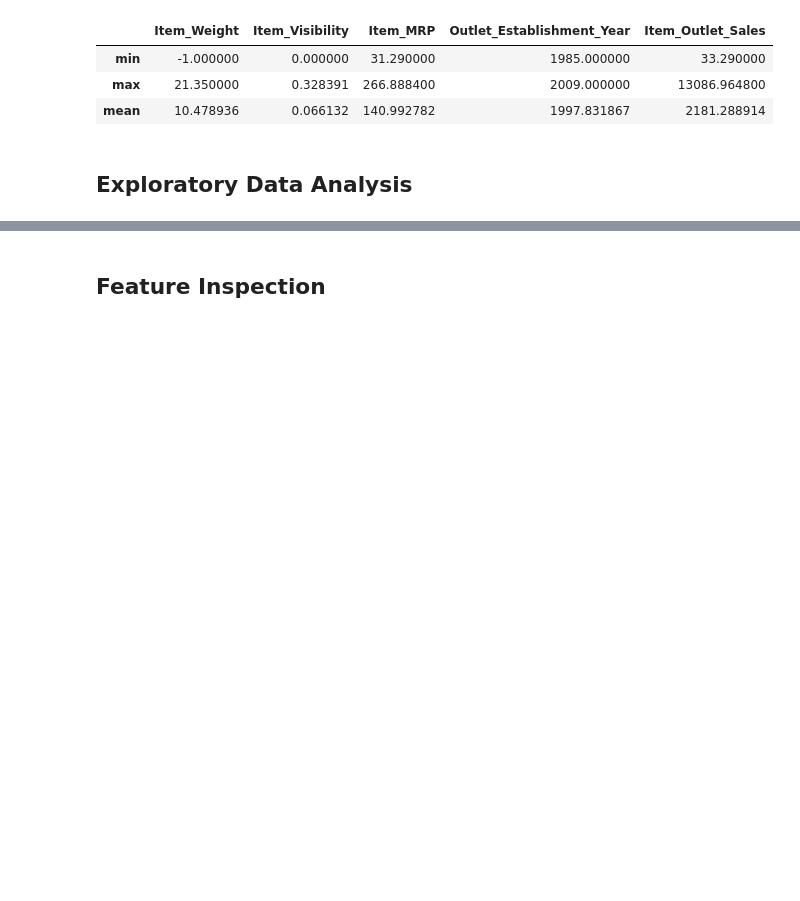
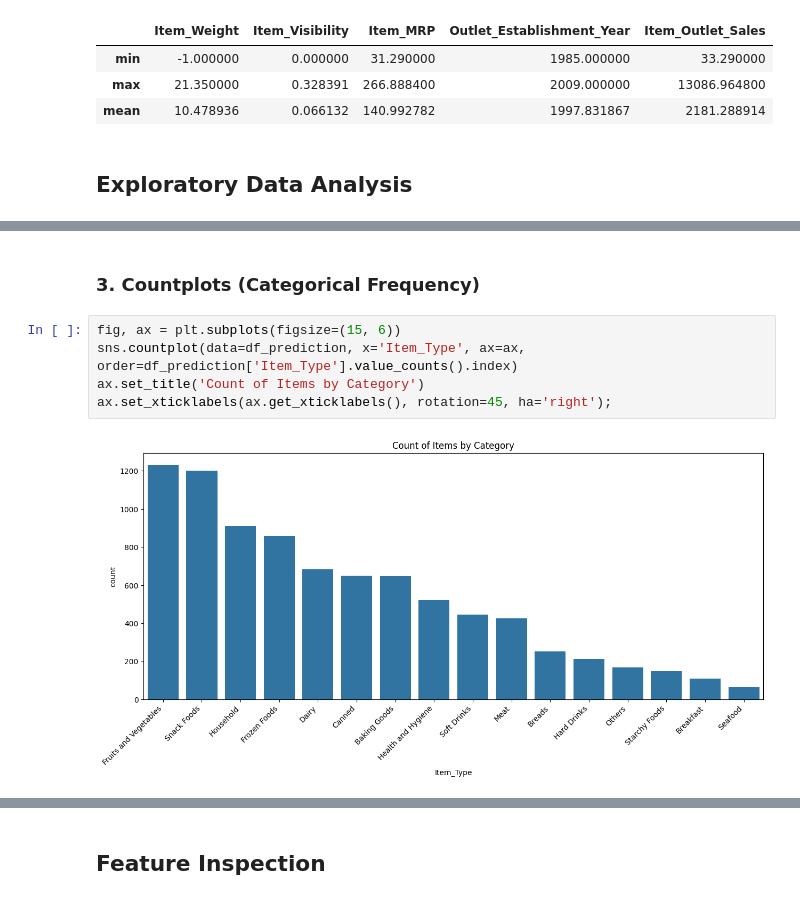
Before and after one commit to insafroumy/Prediction-of-Product-Sales, a Jupyter notebook: prediction_of_product_sales.ipynb, the cells around one changed output, grey strips where cells are left out. Cells and saved outputs as stored; diff of their text form; blank space fills up the shorter version.

```diff
--- a/prediction_of_product_sales.ipynb
+++ b/prediction_of_product_sales.ipynb
@@ -169,0 +201,9 @@ numerical_stats
+# %% [markdown]
+### 3. Countplots (Categorical Frequency)
+# %%
+fig, ax = plt.subplots(figsize=(15, 6))
+sns.countplot(data=df_prediction, x='Item_Type', ax=ax, order=df_prediction['Item_Type'].value_counts().index)
+ax.set_title('Count of Items by Category')
+ax.set_xticklabels(ax.get_xticklabels(), rotation=45, ha='right');
+# %% [output]
+[figure, added]
```
Also changed, not shown: parts of 10 cells of this notebook.
